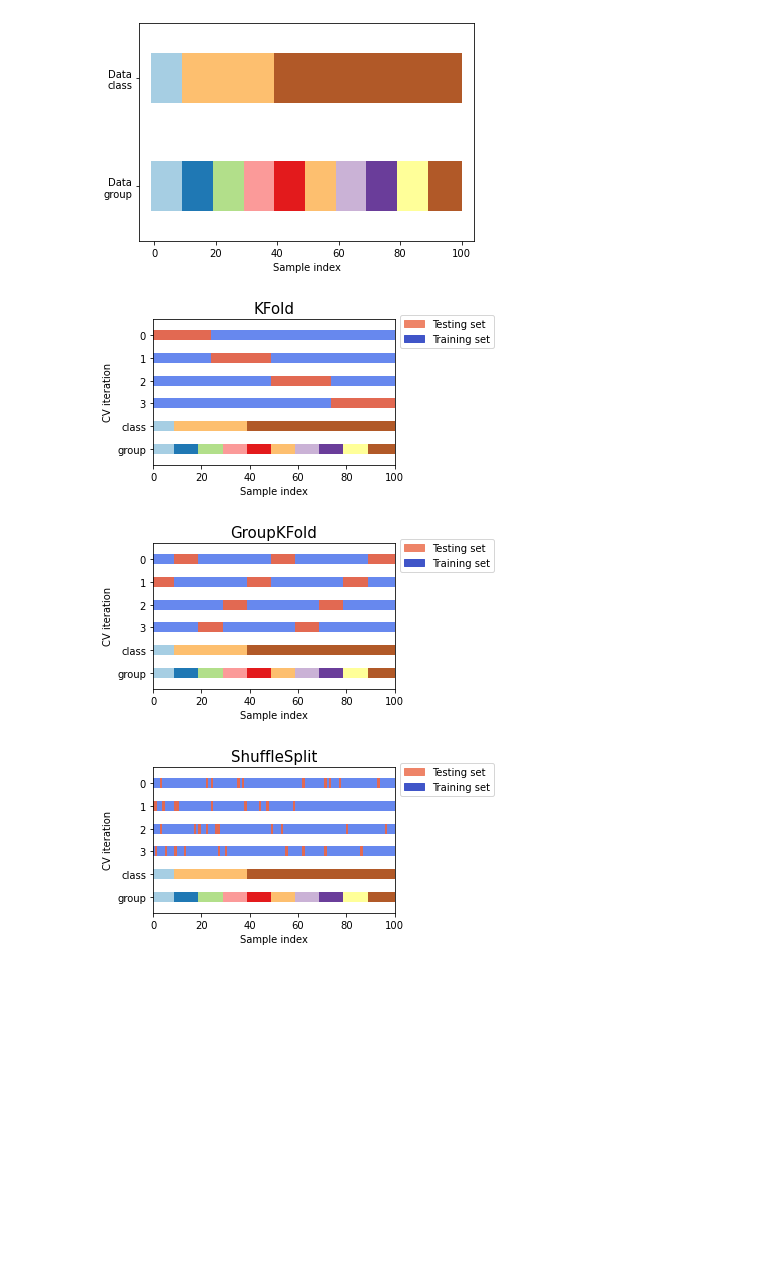
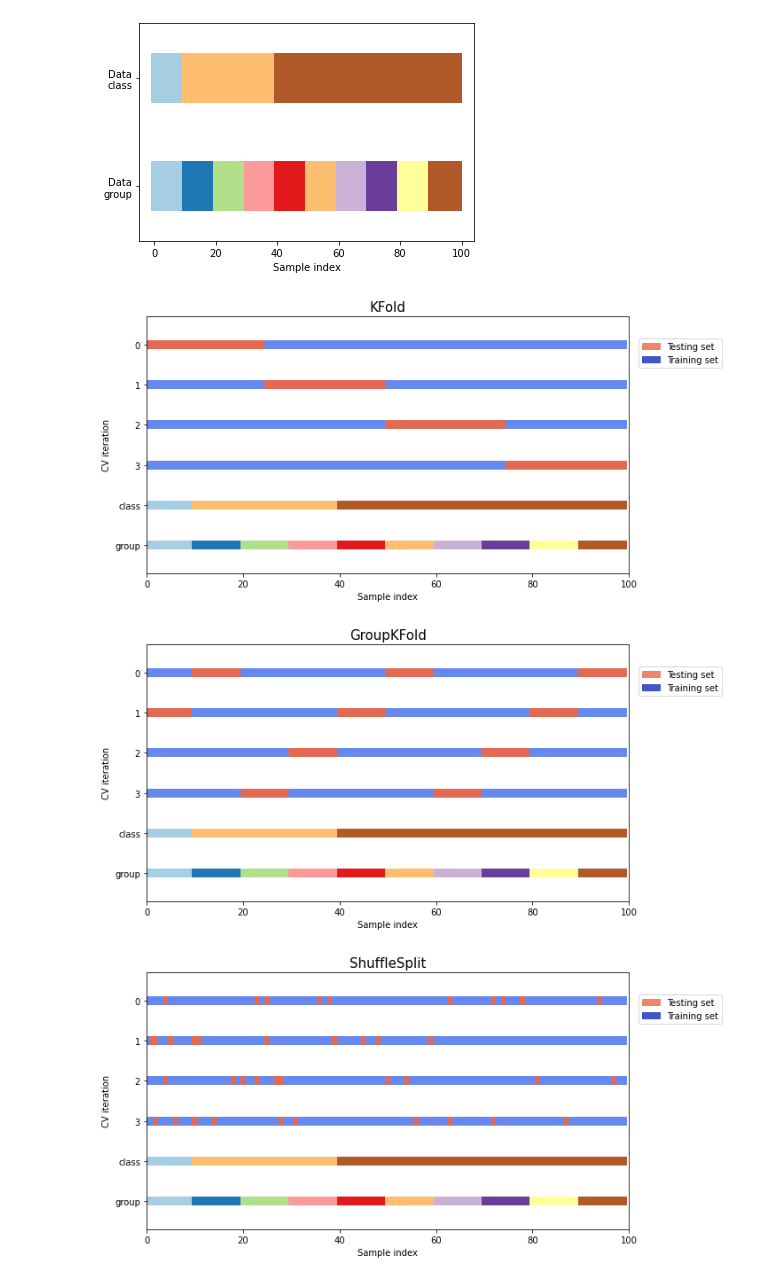
Before and after one commit to tnankie/Project-Daybreak, a Jupyter notebook: Stats.ipynb, the cells around one changed output. Saved outputs shown, nothing was run; the diff lists cells and outputs as text; code cells hidden in the pictures; blank space fills up the shorter version.

```diff
--- a/Stats.ipynb
+++ b/Stats.ipynb
@@ -378,14 +376,3 @@ group_kfold = GroupKFold(n_splits=5)
 group_kfold.get_n_splits(x, y, groups)
 # %% [output]
 5
-# %%
-from sklearn.model_selection import (TimeSeriesSplit, KFold, ShuffleSplit,
-                                     StratifiedKFold, GroupShuffleSplit,
-                                     GroupKFold, StratifiedShuffleSplit)
-import numpy as np
-import matplotlib.pyplot as plt
-from matplotlib.patches import Patch
-np.random.seed(1338)
-cmap_data = plt.cm.Paired
-cmap_cv = plt.cm.coolwarm
-n_splits = 4
@@ -449,20 +471,20 @@ def plot_cv_indices(cv, X, y, group, ax, n_splits, lw=10):
 # %%
 cvs = [KFold, GroupKFold, ShuffleSplit, StratifiedKFold,
        GroupShuffleSplit, StratifiedShuffleSplit, TimeSeriesSplit]
 
 
 for cv in cvs:
     this_cv = cv(n_splits=n_splits)
-    fig, ax = plt.subplots(figsize=(6, 3))
+    fig, ax = plt.subplots(figsize=(12, 5))
     plot_cv_indices(this_cv, X, y, groups, ax, n_splits)
 
     ax.legend([Patch(color=cmap_cv(.8)), Patch(color=cmap_cv(.02))],
               ['Testing set', 'Training set'], loc=(1.02, .8))
     # Make the legend fit
     plt.tight_layout()
     fig.subplots_adjust(right=.7)
 plt.show()
 # %% [output]
-[figure, old version]
+[figure, new version]
-[figure, old version]
+[figure, new version]
-[figure, old version]
+[figure, new version]
```
Also changed, not shown: parts of 8 cells of this notebook.
